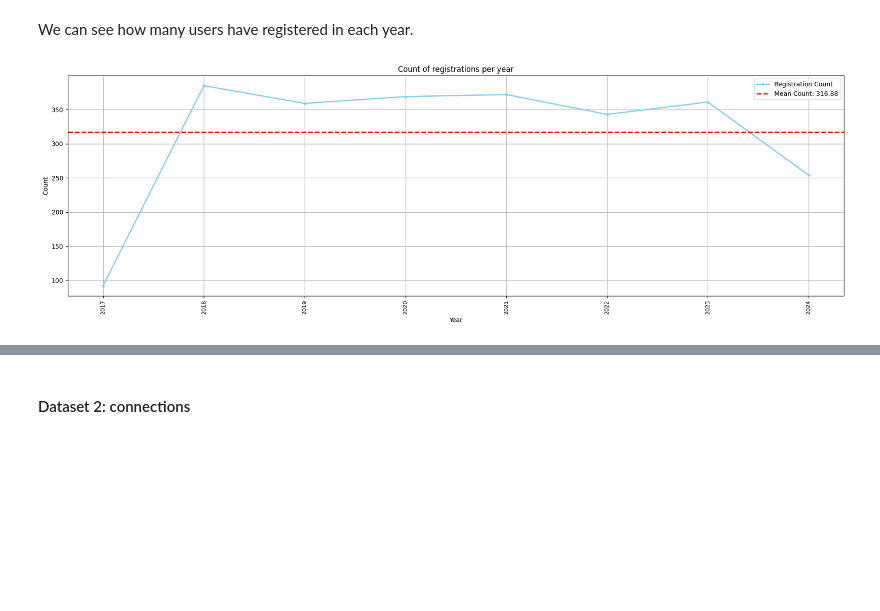
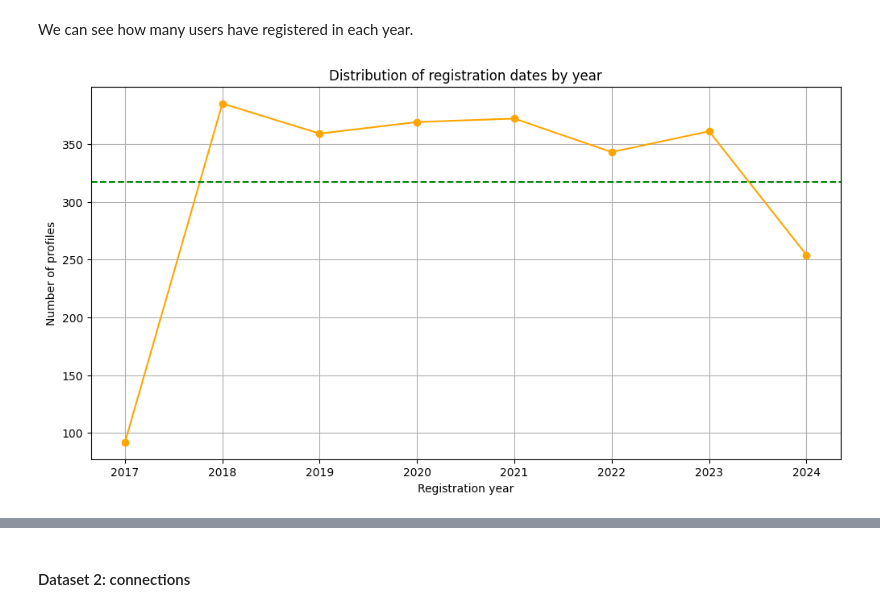
Before and after one commit to myrres0/IAU-2024, a Jupyter notebook: phase-1.ipynb, the cells around one changed output, grey strips where cells are left out. Drawn from its saved outputs; the diff is of its cells as text; code cells hidden in the pictures; blank space fills up the shorter version.

Commit message:
add: 1.1B distributions for data

```diff
--- a/phase-1.ipynb
+++ b/phase-1.ipynb
@@ -277,27 +274,20 @@ profiles_data["formatted_registration"] = dataConvertion(src)
+# %%
+profiles_data["fixed_registration_date"] = pd.to_datetime(profiles_data["registration"], format='mixed')
 # %% [markdown]
 We can see how many users have registered in each year.
-# %%
-# IGNORE FOR NOW - WILL BE REDONE LATER
-registration_date = pd.to_datetime(profiles_data['formatted_registration'])
-profiles_data["registration_year"] = registration_date.dt.year
-
-group = profiles_data.groupby('registration_year').size().reset_index(name='count')
-mean_count = group['count'].mean()
-
-
-plt.figure(figsize=(18, 6))
-plt.plot(group['registration_year'], group['count'], marker='o', color='skyblue', linewidth=2, markersize=3, label='Registration Count')
-plt.title('Count of registrations per year')
-plt.xlabel('Year')
-plt.ylabel('Count')
-plt.xticks(rotation=90, fontsize=9)
-plt.grid(True)
-
-plt.axhline(mean_count, color='red', linestyle='dashed', linewidth=2, label=f'Mean Count: {mean_count:.2f}')
-
-plt.legend()
-
-plt.tight_layout()
-plt.show()
-# %% [output]
-[figure, removed]
+# %%
+profiles_data['year'] = profiles_data['fixed_registration_date'].dt.year
+
+year_mean = profiles_data['year'].value_counts().mean()
+
+plt.figure(figsize=(12, 6))
+plt.plot(profiles_data['year'].value_counts().sort_index(), marker='o', color='orange')
+plt.title('Distribution of registration dates by year')
+plt.xlabel('Registration year')
+plt.ylabel('Number of profiles')
+plt.axhline(year_mean, color='green', linestyle='--')
+
+plt.grid()
+plt.show()
+# %% [output]
+[figure, added]
```
Also changed, not shown: parts of 41 cells of this notebook.
